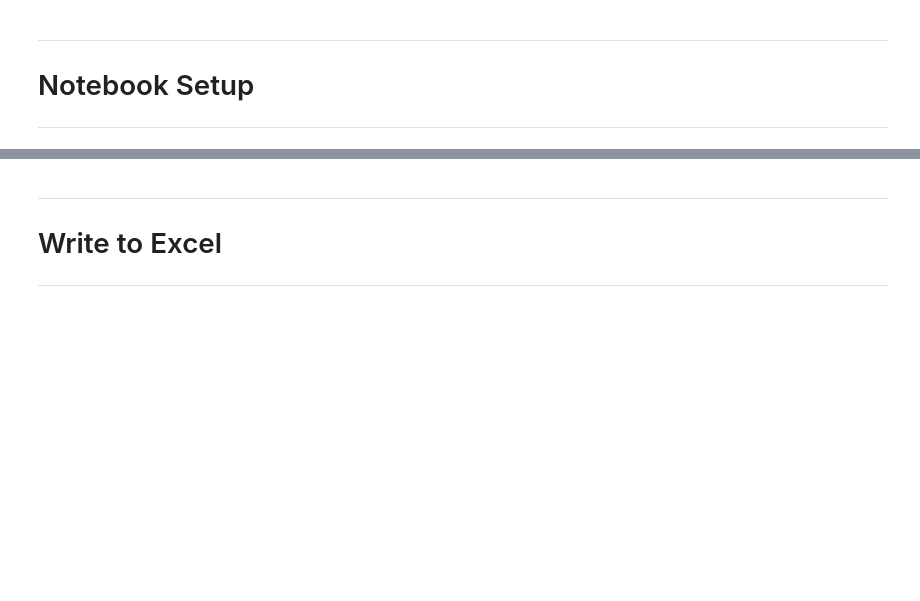
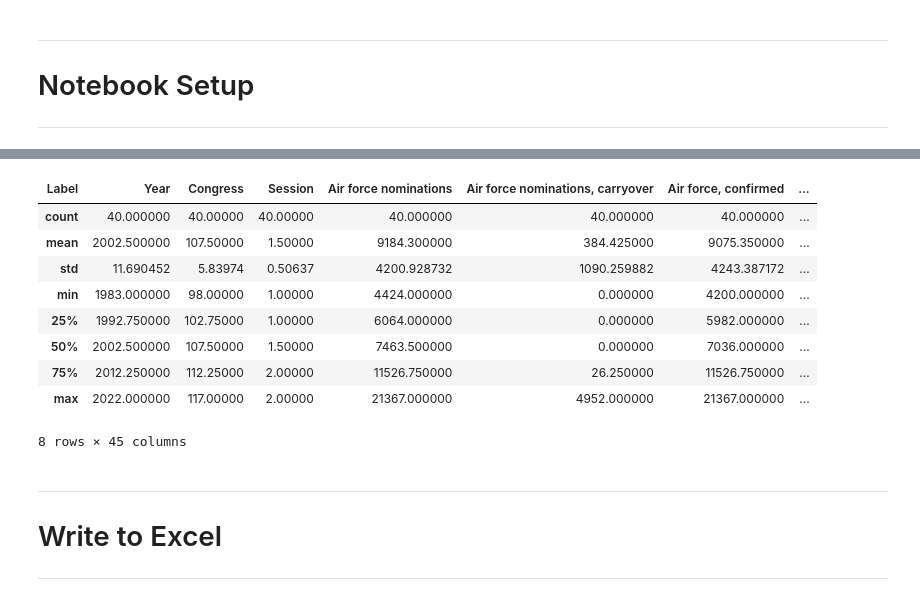
Before and after one commit to tamimcm416/congressional_activity, a Jupyter notebook: notebooks/DataPrep.ipynb, the cells around one changed output, grey strips where cells are left out. Drawn from its saved outputs; the diff is of its cells as text; code cells hidden in the pictures; blank space fills up the shorter version.

```diff
--- a/notebooks/DataPrep.ipynb
+++ b/notebooks/DataPrep.ipynb
@@ -462,0 +354,6 @@ memory usage: 35.7+ KB
+# %%
+# Move the Session, Year, and Congress columns to the left
+left_cols = ['Session', 'Congress', 'Year']
+for col in left_cols:
+    col_data = confirm_tidy_df.pop(col)
+    confirm_tidy_df.insert(0, col, col_data)
@@ -462,0 +395,21 @@ memory usage: 35.7+ KB
+# %%
+# Standardize outcome column names and merge duplicates
+pattern = re.compile(r'(?i).*(?P<outcome>(confirmed|uncomfirmed|withdrawn|failed|recess reappointment|rejected|returned)).*')
+org_col_names = confirm_tidy_df.columns.to_list()
+for col in org_col_names:
+    if '...' in col:
+        result = pattern.search(col)
+        if result != None:
+            new_name = col.split('...')[0] + ', ' + result.group(1).lower()
+            if 'Other' in new_name:
+                new_name = new_name.lower().replace('other c', 'C')
+            if new_name in confirm_tidy_df.columns.to_list():
+                confirm_tidy_df[new_name] += confirm_tidy_df[col]
+                confirm_tidy_df.drop(col, axis=1, inplace=True)
+            else:
+                confirm_tidy_df.rename(columns={col: new_name}, inplace=True)
+# %%
+# Combine the Civilian and Other Civilian nominations columns
+confirm_tidy_df['Civilian nominations'] += confirm_tidy_df['Other civilian nominations']
+confirm_tidy_df['Civilian nominations, carryover'] += confirm_tidy_df['Other civilian nominations, carryover']
+confirm_tidy_df.drop(['Other civilian nominations', 'Other civilian nominations, carryover'], axis=1, inplace=True)
@@ -462,0 +436,9 @@ memory usage: 35.7+ KB
+# %%
+# Cleanup Summary column labels and merge duplicates
+nom_cols = ['Summary...Total nominations received', 'Summary...Total nominations received this session']
+confirm_tidy_df['Total nominations'] = confirm_tidy_df[nom_cols].sum(axis=1)
+confirm_tidy_df.drop(nom_cols, axis=1, inplace=True)
+carryover_cols = ['Summary...Nominations carried over from first session', 'Summary...Total nominations carried over from first session',
+                  'Summary...Total nominations carried over from the first session', 'Summary...Total carried over from first session']
+confirm_tidy_df['Total nominations, carryover'] = confirm_tidy_df[carryover_cols].sum(axis=1)
+confirm_tidy_df.drop(carryover_cols, axis=1, inplace=True)
@@ -463,3 +456,17 @@ memory usage: 35.7+ KB
+# %%
+# Review data
+confirm_tidy_df.describe()
+# %% [output]
+| Label | Year | Congress | Session | Air force nominations | Air force nominations, carryover | Air force, confirmed | ... |
+| count | 40.000000 | 40.00000 | 40.00000 | 40.000000 | 40.000000 | 40.000000 | ... |
+| mean | 2002.500000 | 107.50000 | 1.50000 | 9184.300000 | 384.425000 | 9075.350000 | ... |
+| std | 11.690452 | 5.83974 | 0.50637 | 4200.928732 | 1090.259882 | 4243.387172 | ... |
+| min | 1983.000000 | 98.00000 | 1.00000 | 4424.000000 | 0.000000 | 4200.000000 | ... |
+| 25% | 1992.750000 | 102.75000 | 1.00000 | 6064.000000 | 0.000000 | 5982.000000 | ... |
+| 50% | 2002.500000 | 107.50000 | 1.50000 | 7463.500000 | 0.000000 | 7036.000000 | ... |
+| 75% | 2012.250000 | 112.25000 | 2.00000 | 11526.750000 | 26.250000 | 11526.750000 | ... |
+| max | 2022.000000 | 117.00000 | 2.00000 | 21367.000000 | 4952.000000 | 21367.000000 | ... |
+8 rows × 45 columns
 # %% [markdown]
 ***
 # Write to Excel
```
Also changed, not shown: parts of 104 cells of this notebook.
